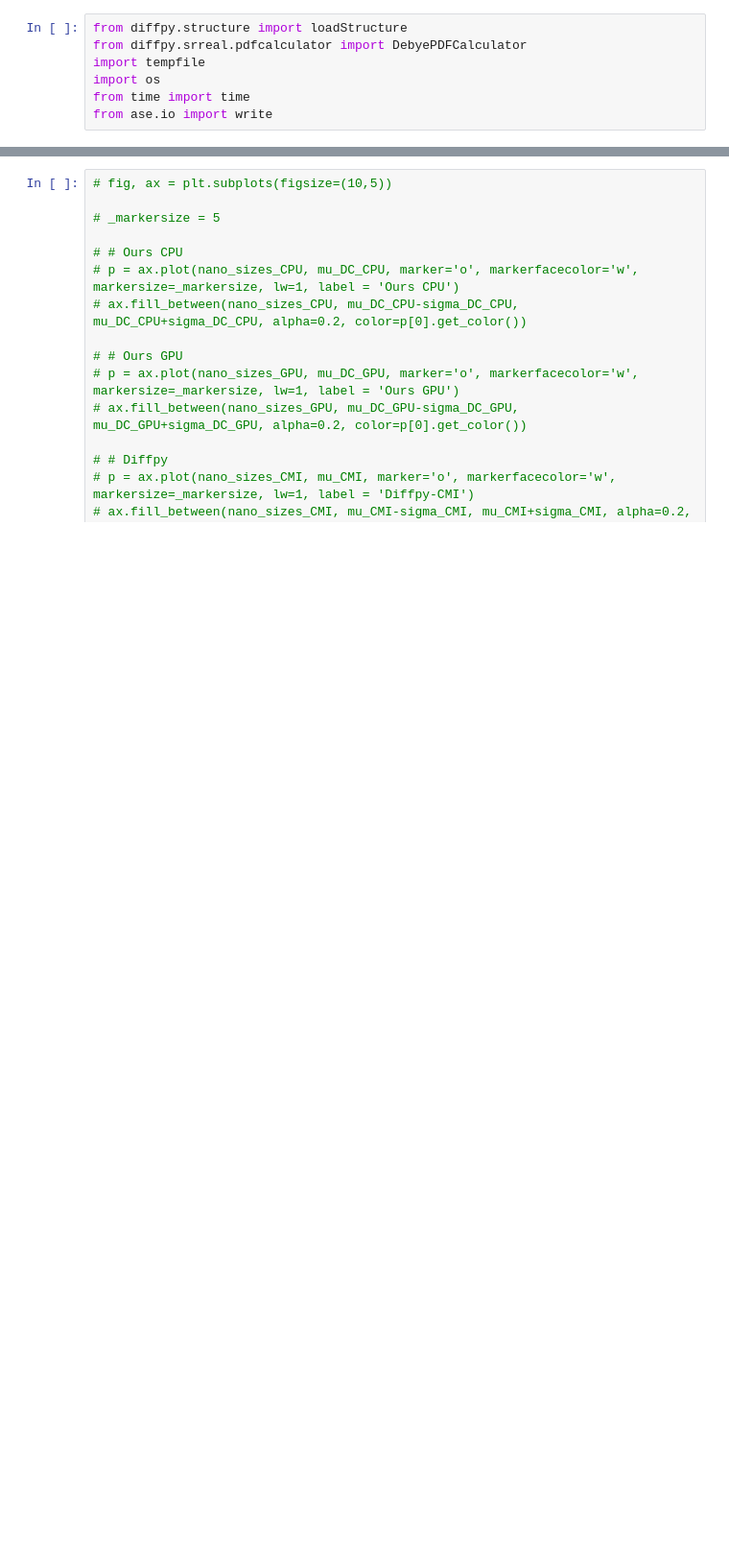
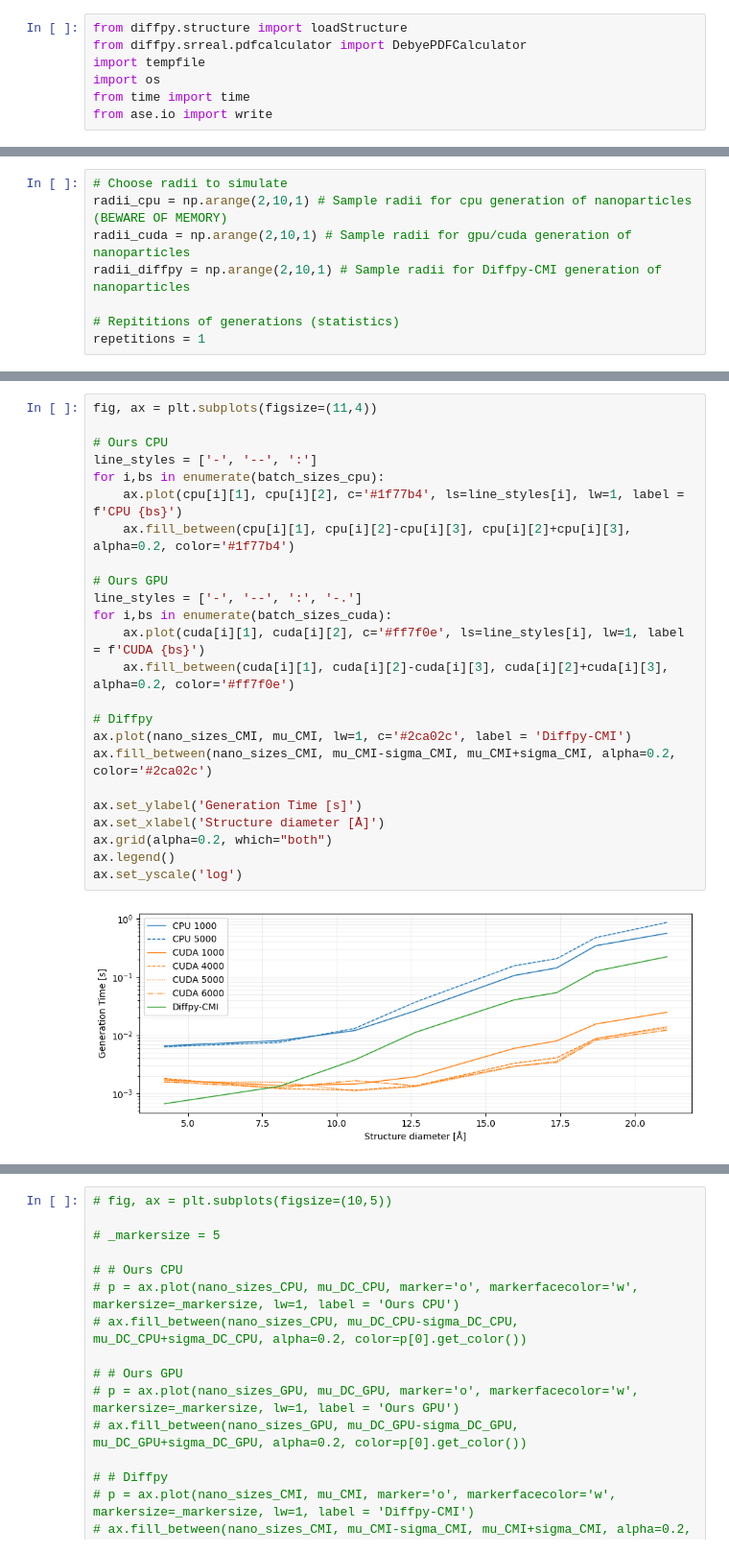
Before and after one commit to FrederikLizakJohansen/DebyeCalculator, a Jupyter notebook: quickstart/NotebookTutorial.ipynb, the cells around one changed output, grey strips where cells are left out. Shown at 96% size. Drawn from its saved outputs; the diff is of its cells as text; blank space fills up the shorter version.

```diff
--- a/quickstart/NotebookTutorial.ipynb
+++ b/quickstart/NotebookTutorial.ipynb
@@ -410,0 +403,8 @@ repetitions = 1
+# %%
+# Choose radii to simulate
+radii_cpu = np.arange(2,10,1) # Sample radii for cpu generation of nanoparticles (BEWARE OF MEMORY)
+radii_cuda = np.arange(2,10,1) # Sample radii for gpu/cuda generation of nanoparticles
+radii_diffpy = np.arange(2,10,1) # Sample radii for Diffpy-CMI generation of nanoparticles
+
+# Repititions of generations (statistics)
+repetitions = 1
@@ -571,0 +721,26 @@ plt.show()
+# %%
+fig, ax = plt.subplots(figsize=(11,4))
+
+# Ours CPU
+line_styles = ['-', '--', ':']
+for i,bs in enumerate(batch_sizes_cpu):
+    ax.plot(cpu[i][1], cpu[i][2], c='#1f77b4', ls=line_styles[i], lw=1, label = f'CPU {bs}')
+    ax.fill_between(cpu[i][1], cpu[i][2]-cpu[i][3], cpu[i][2]+cpu[i][3], alpha=0.2, color='#1f77b4')
+
+# Ours GPU
+line_styles = ['-', '--', ':', '-.']
+for i,bs in enumerate(batch_sizes_cuda):
+    ax.plot(cuda[i][1], cuda[i][2], c='#ff7f0e', ls=line_styles[i], lw=1, label = f'CUDA {bs}')
+    ax.fill_between(cuda[i][1], cuda[i][2]-cuda[i][3], cuda[i][2]+cuda[i][3], alpha=0.2, color='#ff7f0e')
+
+# Diffpy
+ax.plot(nano_sizes_CMI, mu_CMI, lw=1, c='#2ca02c', label = 'Diffpy-CMI')
+ax.fill_between(nano_sizes_CMI, mu_CMI-sigma_CMI, mu_CMI+sigma_CMI, alpha=0.2, color='#2ca02c')
+
+ax.set_ylabel('Generation Time [s]')
+ax.set_xlabel('Structure diameter [Å]')
+ax.grid(alpha=0.2, which="both")
+ax.legend()
+ax.set_yscale('log')
+# %% [output]
+[figure, added]
```
Also changed, not shown: parts of 18 cells of this notebook.
